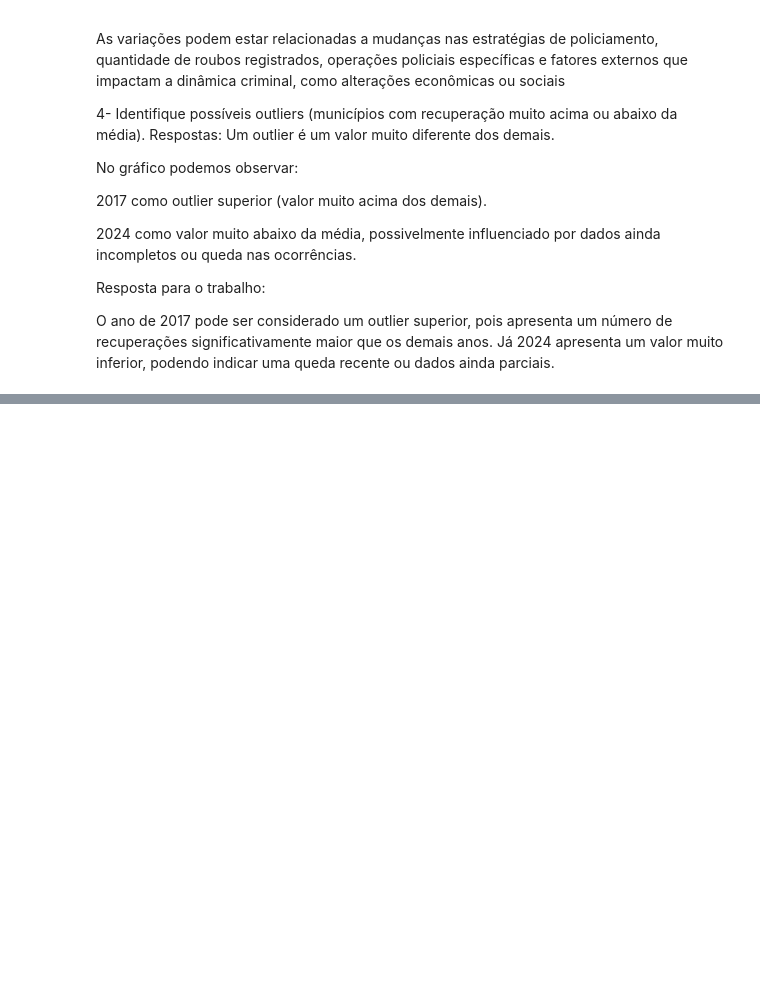
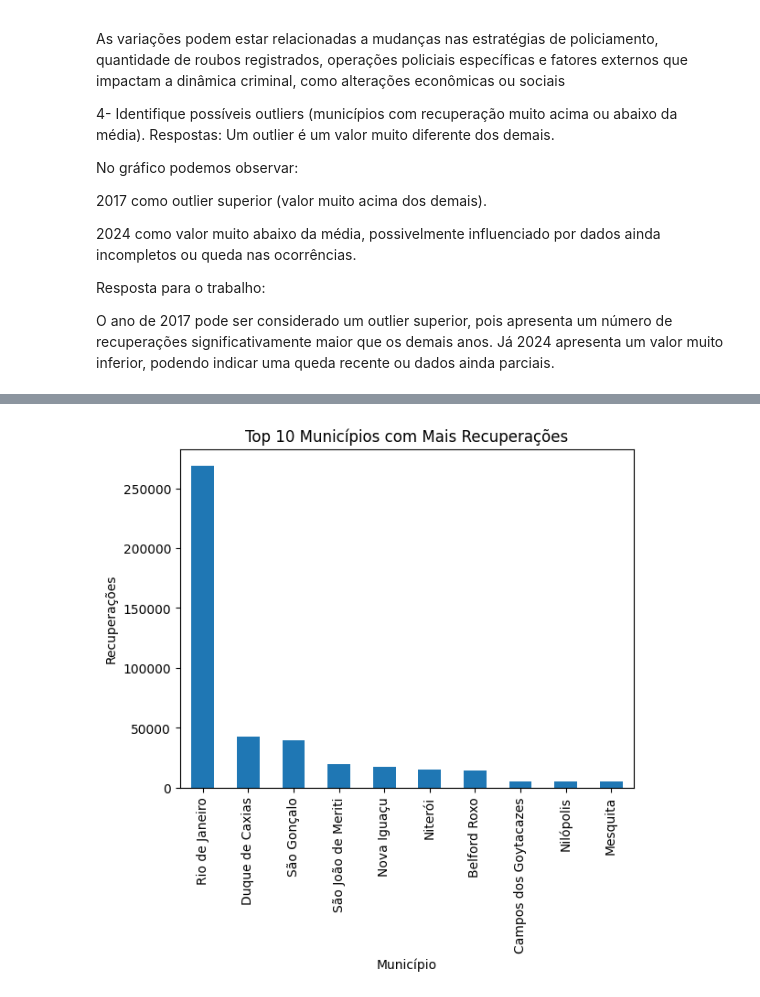
Before and after one commit to luizesantoss/Analises, a Jupyter notebook: Atividade.02.Luize Santos.ipynb, the cells around one changed output, grey strips where cells are left out. Saved outputs shown, nothing was run; the diff lists cells and outputs as text; code cells hidden in the pictures; blank space fills up the shorter version.

```diff
--- a/Atividade.02.Luize Santos.ipynb
+++ b/Atividade.02.Luize Santos.ipynb
@@ -226,0 +249,12 @@ O ano de 2017 pode ser considerado um outlier superior, pois apresenta um númer
+# %%
+top10 = recuperacao_municipio.head(10)
+
+top10.plot(kind='bar')
+
+plt.title('Top 10 Municípios com Mais Recuperações')
+plt.xlabel('Município')
+plt.ylabel('Recuperações')
+
+plt.show()
+# %% [output]
+[figure, added]
```
Also changed, not shown: parts of 6 cells of this notebook, 4 other files.
